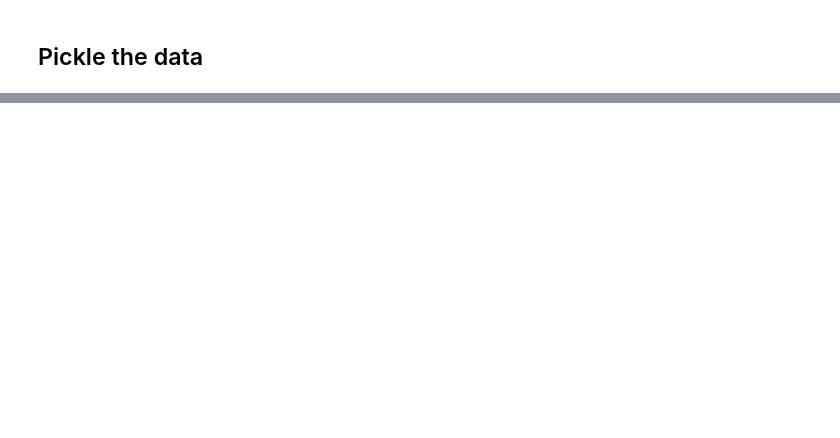
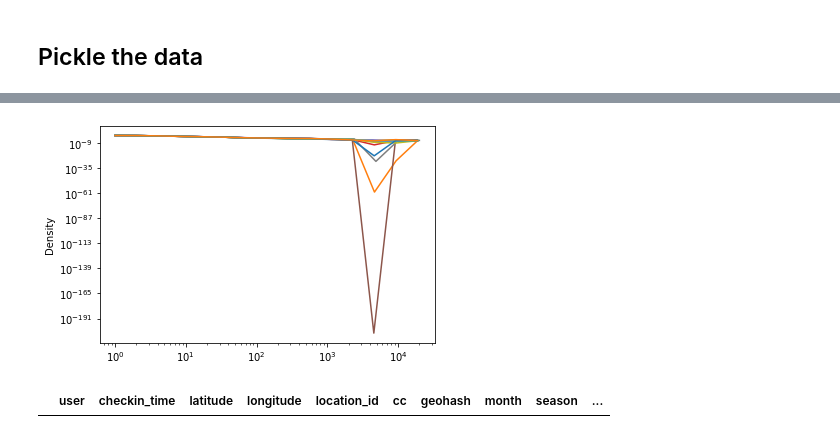
Before and after one commit to epfl-ada/ada-2020-project-milestone-p3-p3_a-dope-acronym, a Jupyter notebook: seasonal_patterns.ipynb, the cells around one changed output, grey strips where cells are left out. Drawn from its saved outputs; the diff is of its cells as text; code cells hidden in the pictures; blank space fills up the shorter version.

Commit message:
measured probability of traveling certain distances by month

```diff
--- a/seasonal_patterns.ipynb
+++ b/seasonal_patterns.ipynb
@@ -220,3 +229,6 @@ pickle.dump(checkin_gowalla, open('pickles/checkin_gowalla', 'wb'))
 
 pickle.dump(brightkite_homes, open('pickles/brightkite_homes', 'wb'))
 pickle.dump(gowalla_homes, open('pickles/gowalla_homes', 'wb'))
+# %%
+checkin_brightkite = pickle.load(open('pickles/checkin_brightkite', 'rb'))
+brightkite_homes = pickle.load(open('pickles/brightkite_homes', 'rb'))
@@ -222,0 +254,27 @@ pickle.dump(gowalla_homes, open('pickles/gowalla_homes', 'wb'))
+# %%
+def get_distance_from_home(row, homes):
+    """
+    calulate_home_distance_bk: calulates the distance between two lat/long coordinaes, which
+                               in this case are the homes of two friends using the coordinates
+                               in the bk_user_homes dataframe
+    arg row: a row from the dataframe containingn friend data
+    """
+
+    user = row['user']
+
+    home_lat = homes['latitude'][user]
+    home_long = homes['longitude'][user]
+
+    checkin_lat = row['latitude']
+    checkin_long = row['longitude']
+
+    home_lat, home_long, checkin_lat, checkin_long = map(math.radians, [home_lat, home_long, checkin_lat, checkin_long])
+
+    dlong = home_long - checkin_long
+    dlat = home_lat - checkin_lat
+
+    a = math.sin(dlat/2)**2 + (math.cos(checkin_lat) * math.cos(home_lat)* math.sin(dlong/2)**2)
+    c = 2*math.asin(math.sqrt(a))
+    r = 6371 #  radius of earth in km
+
+    return c*r
@@ -222,0 +288,5 @@ pickle.dump(gowalla_homes, open('pickles/gowalla_homes', 'wb'))
+# %%
+%%time
+brightkite_homes_dict = brightkite_homes.to_dict()
+checkin_brightkite['distance_from_home'] = checkin_brightkite.parallel_apply(
+    lambda row: get_distance_from_home(row, brightkite_homes_dict), axis=1)
@@ -222,0 +312,13 @@ pickle.dump(gowalla_homes, open('pickles/gowalla_homes', 'wb'))
+# %%
+for i, group in checkin_brightkite.groupby('month'):
+
+    max_dist = math.log10(group['distance_from_home'].max() + 1)
+
+    group['distance_from_home'].plot.kde(bw_method = 0.001, ind = np.logspace(0, max_dist, 15),loglog=True)
+    pass
+# %% [output]
+[figure, added]
+# %%
+checkin_brightkite[checkin_brightkite['distance_from_home'] < 0]
+# %% [output]
+|  | user | checkin_time | latitude | longitude | location_id | cc | geohash | month | season | ... |
```
Also changed, not shown: parts of 9 cells of this notebook.
